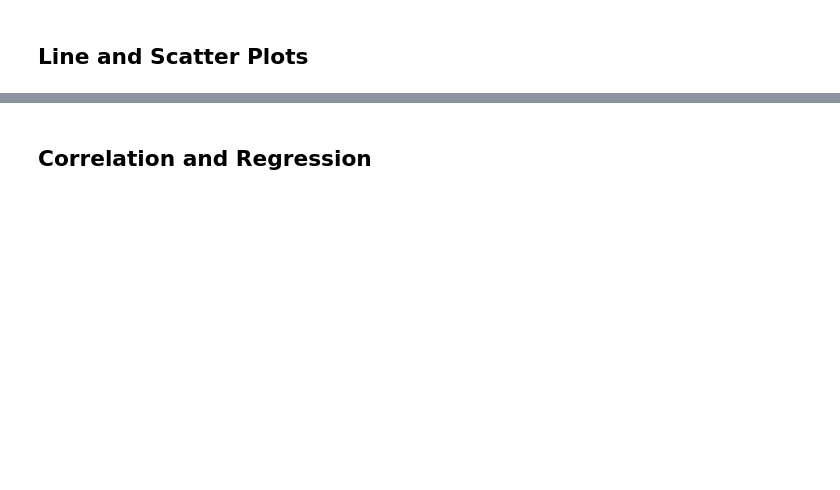
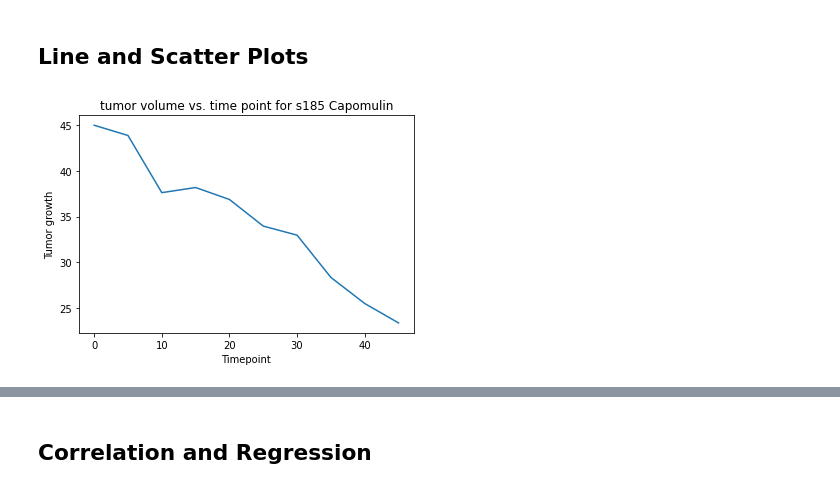
Before and after one commit to Omargib/Matplotlib-challenge, a Jupyter notebook: pymaceuticals_starter.ipynb, the cells around one changed output, grey strips where cells are left out. Saved outputs shown, nothing was run; the diff lists cells and outputs as text; code cells hidden in the pictures; blank space fills up the shorter version.

```diff
--- a/pymaceuticals_starter.ipynb
+++ b/pymaceuticals_starter.ipynb
@@ -314,3 +329,15 @@ merge_greates_timepoint
 ## Line and Scatter Plots
 # %%
 # Generate a line plot of tumor volume vs. time point for a mouse treated with Capomulin
+Mouse_s185 = clean_test.loc[clean_test["Mouse ID"] == "s185"]
+Mouse_s185
+y_axis = Mouse_s185["Tumor Volume (mm3)"]
+x_axis = Mouse_s185["Timepoint"]
+
+plt.plot(x_axis,y_axis)
+plt.title('tumor volume vs. time point for s185 Capomulin')
+plt.xlabel('Timepoint')
+plt.ylabel('Tumor growth')
+plt.show()
+# %% [output]
+[figure, added]
```
Also changed, not shown: parts of 4 cells of this notebook.
